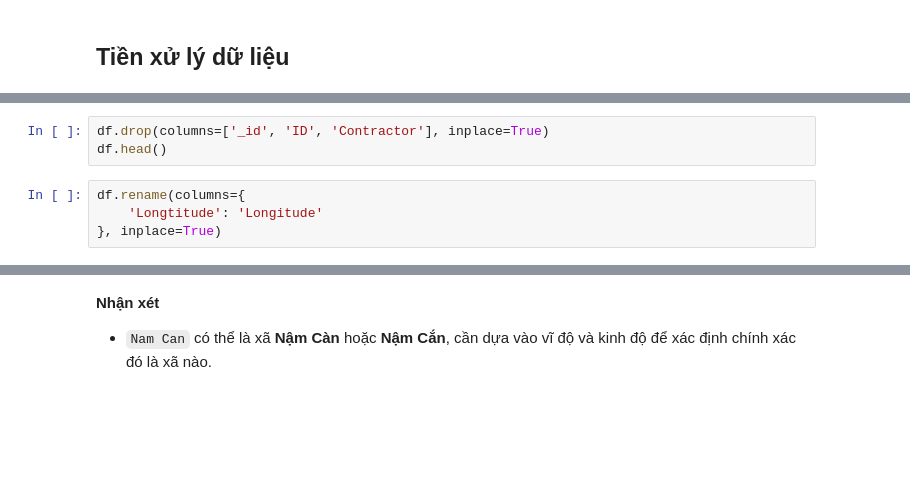
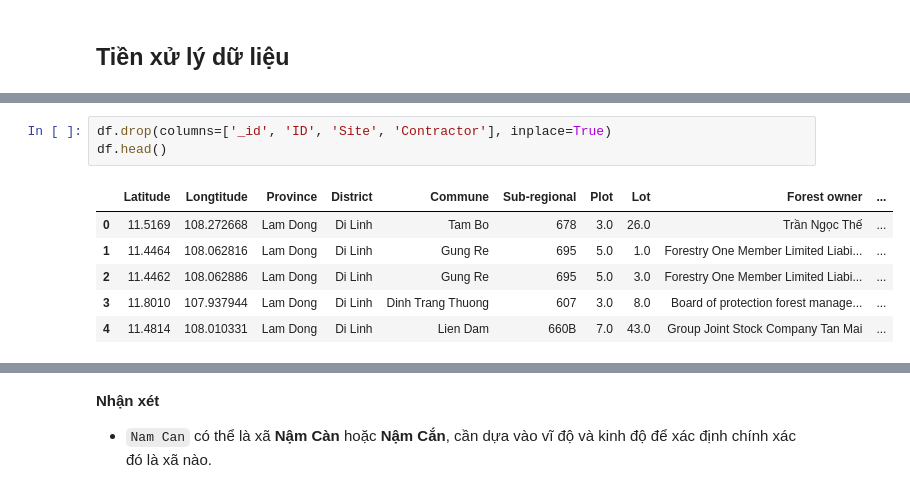
Before and after one commit to 0Nguyen0Cong0Tuan0/Final-Project-DV, a Jupyter notebook: main.ipynb, the cells around one changed output, grey strips where cells are left out. Saved outputs shown, nothing was run; the diff lists cells and outputs as text; blank space fills up the shorter version.

```diff
--- a/main.ipynb
+++ b/main.ipynb
@@ -95,9 +140,12 @@ round(df.isna().sum() / df.shape[0] * 100, 2)
 # %%
-df.drop(columns=['_id', 'ID', 'Contractor'], inplace=True)
+df.drop(columns=['_id', 'ID', 'Site', 'Contractor'], inplace=True)
 df.head()
+# %% [output]
+|  | Latitude | Longtitude | Province | District | Commune | Sub-regional | Plot | Lot | Forest owner | ... |
+| 0 | 11.5169 | 108.272668 | Lam Dong | Di Linh | Tam Bo | 678 | 3.0 | 26.0 | Trần Ngọc Thế | ... |
+| 1 | 11.4464 | 108.062816 | Lam Dong | Di Linh | Gung Re | 695 | 5.0 | 1.0 | Forestry One Member Limited Liabi... | ... |
+| 2 | 11.4462 | 108.062886 | Lam Dong | Di Linh | Gung Re | 695 | 5.0 | 3.0 | Forestry One Member Limited Liabi... | ... |
+| 3 | 11.8010 | 107.937944 | Lam Dong | Di Linh | Dinh Trang Thuong | 607 | 3.0 | 8.0 | Board of protection forest manage... | ... |
+| 4 | 11.4814 | 108.010331 | Lam Dong | Di Linh | Lien Dam | 660B | 7.0 | 43.0 | Group Joint Stock Company Tan Mai | ... |
-# %%
-df.rename(columns={
-    'Longtitude': 'Longitude'
-}, inplace=True)
 # %%
 df.duplicated().sum()
```
Also changed, not shown: parts of 16 cells of this notebook, 2 other files.
